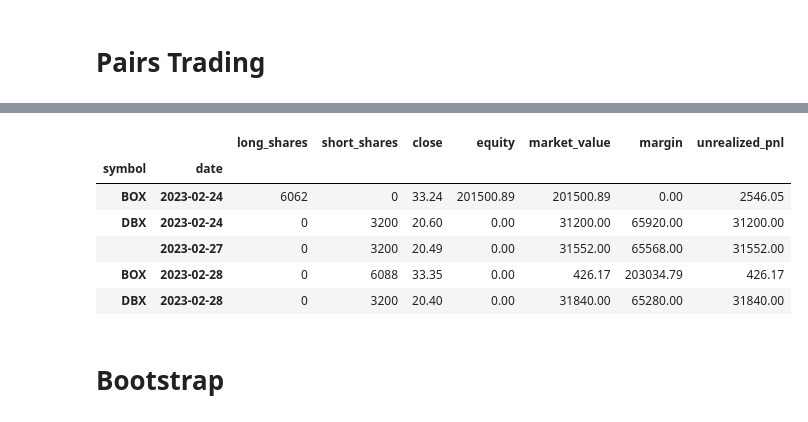
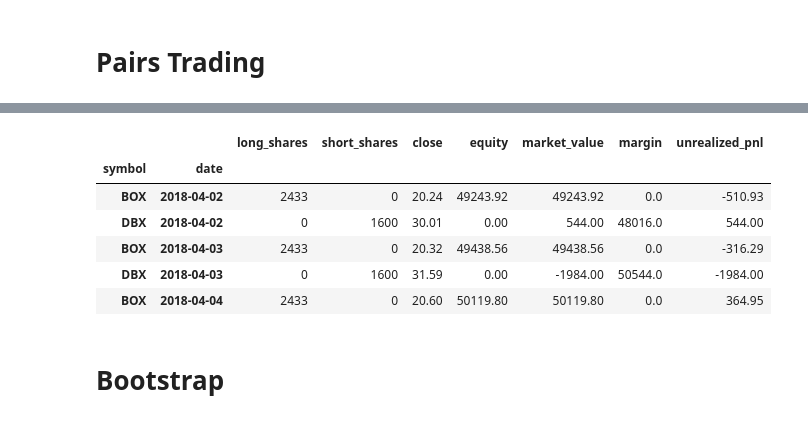
Before and after one commit to AlgoTrading101/PyBroker-AlgoTrading101, a Jupyter notebook: PyBroker.ipynb, the cells around one changed output, grey strips where cells are left out. Saved outputs shown, nothing was run; the diff lists cells and outputs as text; code cells hidden in the pictures.

```diff
--- a/PyBroker.ipynb
+++ b/PyBroker.ipynb
@@ -88,7 +121,9 @@ def box_trade(ctx):
 # %%
-config = StrategyConfig(initial_cash=100_000)
+config = StrategyConfig(initial_cash=100_000, max_long_positions=1, max_short_positions=1)
 strategy = Strategy(YFinance(), '3/1/2018', '3/1/2023', config)
-strategy.add_execution(box_trade, ['BOX', 'DBX'])
+strategy.add_execution(box_trade, ['BOX'])
+strategy.add_execution(dbx_trade, ['DBX'])
+
 result = strategy.backtest(calc_bootstrap=False)
 # %% [output]
 Backtesting: 2018-03-01 00:00:00 to 2023-03-01 00:00:00
@@ -149,13 +186,13 @@ result.trades.tail()
 # %%
-result.positions.tail()
+result.positions.head()
 # %% [output]
 |  |  | long_shares | short_shares | close | equity | market_value | margin | unrealized_pnl |
 | symbol | date |  |  |  |  |  |  |  |
-| BOX | 2023-02-24 | 6062 | 0 | 33.24 | 201500.89 | 201500.89 | 0.00 | 2546.05 |
-| DBX | 2023-02-24 | 0 | 3200 | 20.60 | 0.00 | 31200.00 | 65920.00 | 31200.00 |
-|  | 2023-02-27 | 0 | 3200 | 20.49 | 0.00 | 31552.00 | 65568.00 | 31552.00 |
-| BOX | 2023-02-28 | 0 | 6088 | 33.35 | 0.00 | 426.17 | 203034.79 | 426.17 |
-| DBX | 2023-02-28 | 0 | 3200 | 20.40 | 0.00 | 31840.00 | 65280.00 | 31840.00 |
+| BOX | 2018-04-02 | 2433 | 0 | 20.24 | 49243.92 | 49243.92 | 0.0 | -510.93 |
+| DBX | 2018-04-02 | 0 | 1600 | 30.01 | 0.00 | 544.00 | 48016.0 | 544.00 |
+| BOX | 2018-04-03 | 2433 | 0 | 20.32 | 49438.56 | 49438.56 | 0.0 | -316.29 |
+| DBX | 2018-04-03 | 0 | 1600 | 31.59 | 0.00 | -1984.00 | 50544.0 | -1984.00 |
+| BOX | 2018-04-04 | 2433 | 0 | 20.60 | 50119.80 | 50119.80 | 0.0 | 364.95 |
 # %% [markdown]
 # Bootstrap
 # %%
```
Also changed, not shown: parts of 14 cells of this notebook.
